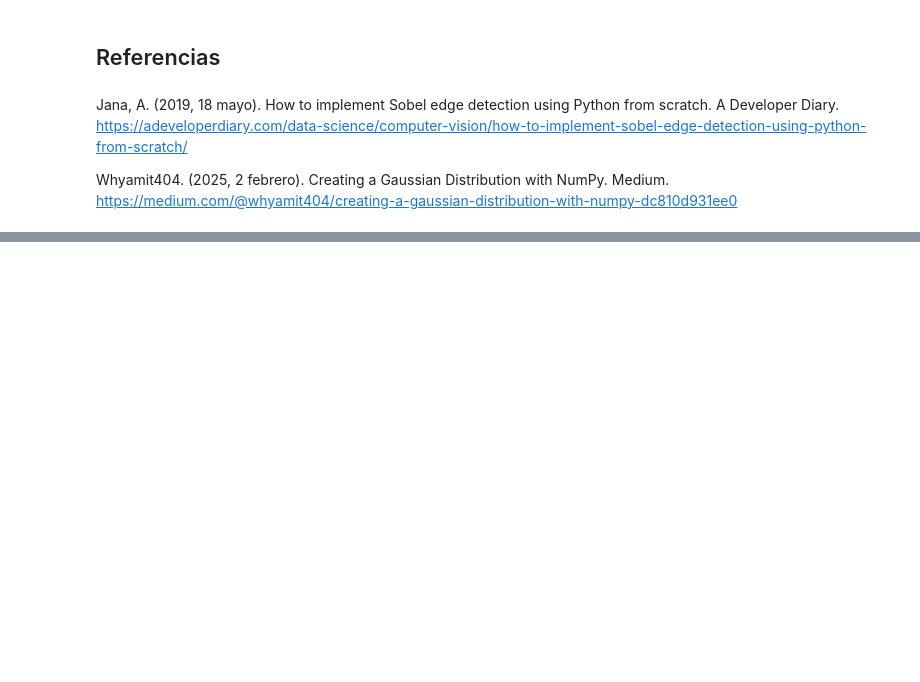
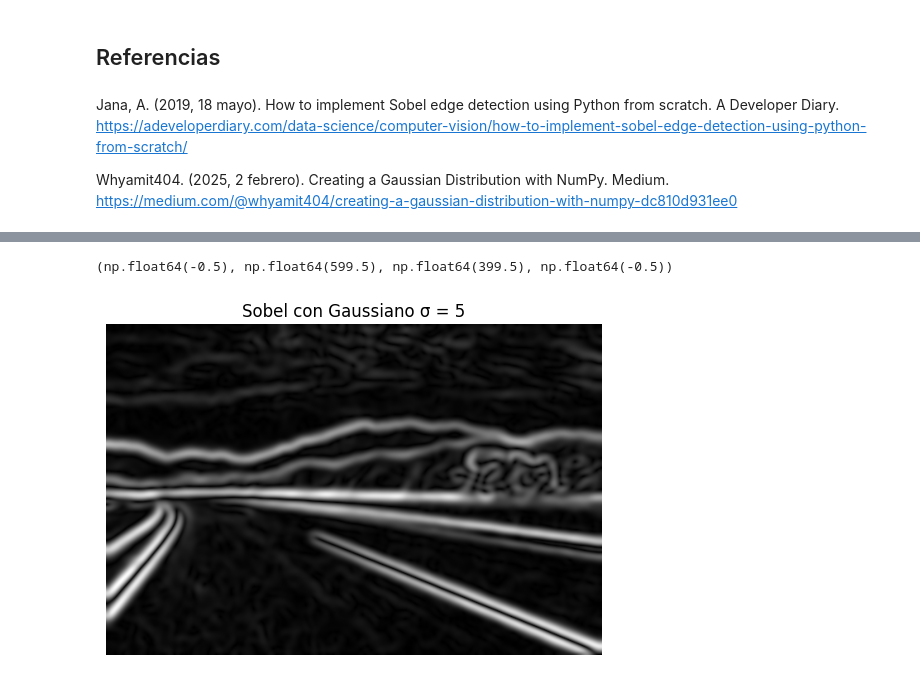
Before and after one commit to ArielaMishaanCohen/LAB1, a Jupyter notebook: LAB1.ipynb, the cells around one changed output, grey strips where cells are left out. Cells and saved outputs as stored; diff of their text form; code cells hidden in the pictures; blank space fills up the shorter version.

```diff
--- a/LAB1.ipynb
+++ b/LAB1.ipynb
@@ -161,0 +209,12 @@ Whyamit404. (2025, 2 febrero). Creating a Gaussian Distribution with NumPy. Medi
+# %%
+# Gaussiano σ = 5 (31x31)
+kernel_g5 = generar_gaussiano(31, sigma=5)
+img_suave_5 = mi_convolucion(img_ruido, kernel_g5)
+G_sigma5 = detectar_bordes_sobel(img_suave_5)[0]
+
+plt.imshow(G_sigma5, cmap='gray')
+plt.title("Sobel con Gaussiano σ = 5")
+plt.axis("off")
+# %% [output]
+(np.float64(-0.5), np.float64(599.5), np.float64(399.5), np.float64(-0.5))
+[figure, added]
```
Also changed, not shown: parts of 13 cells of this notebook, 2 other files.
